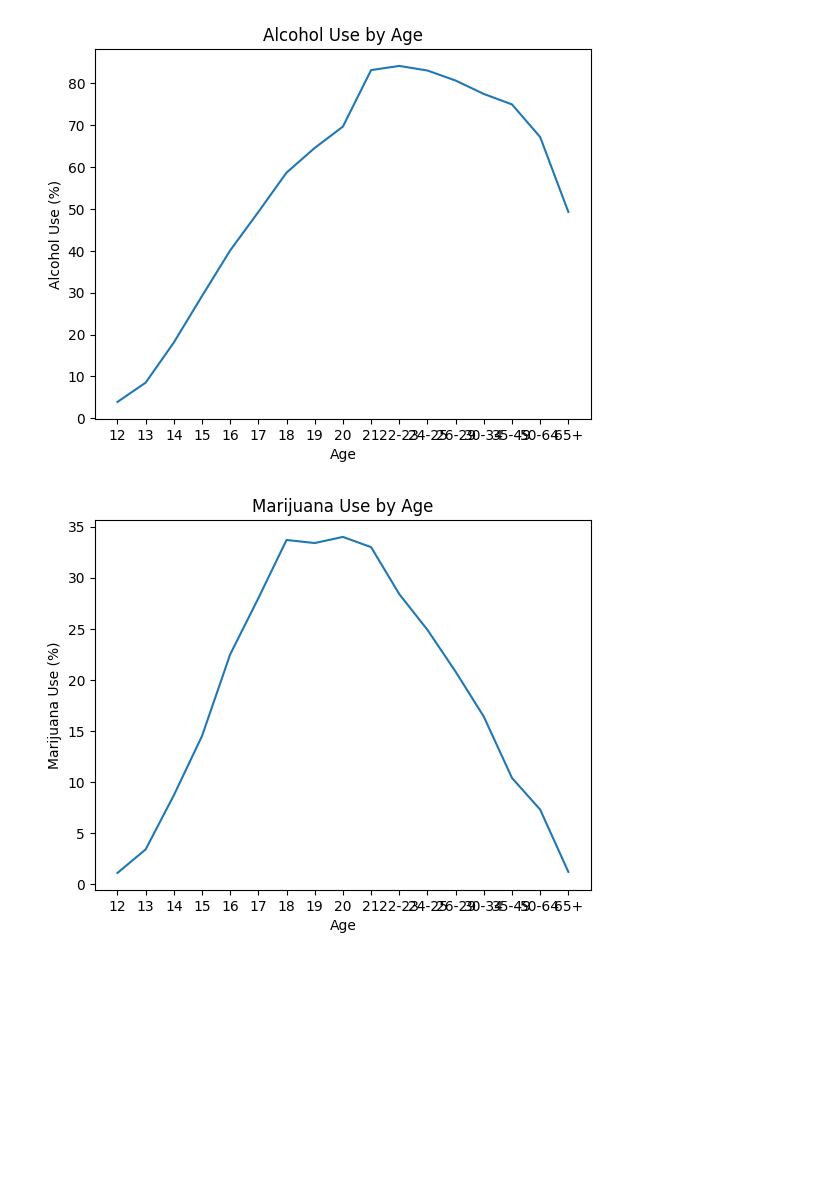
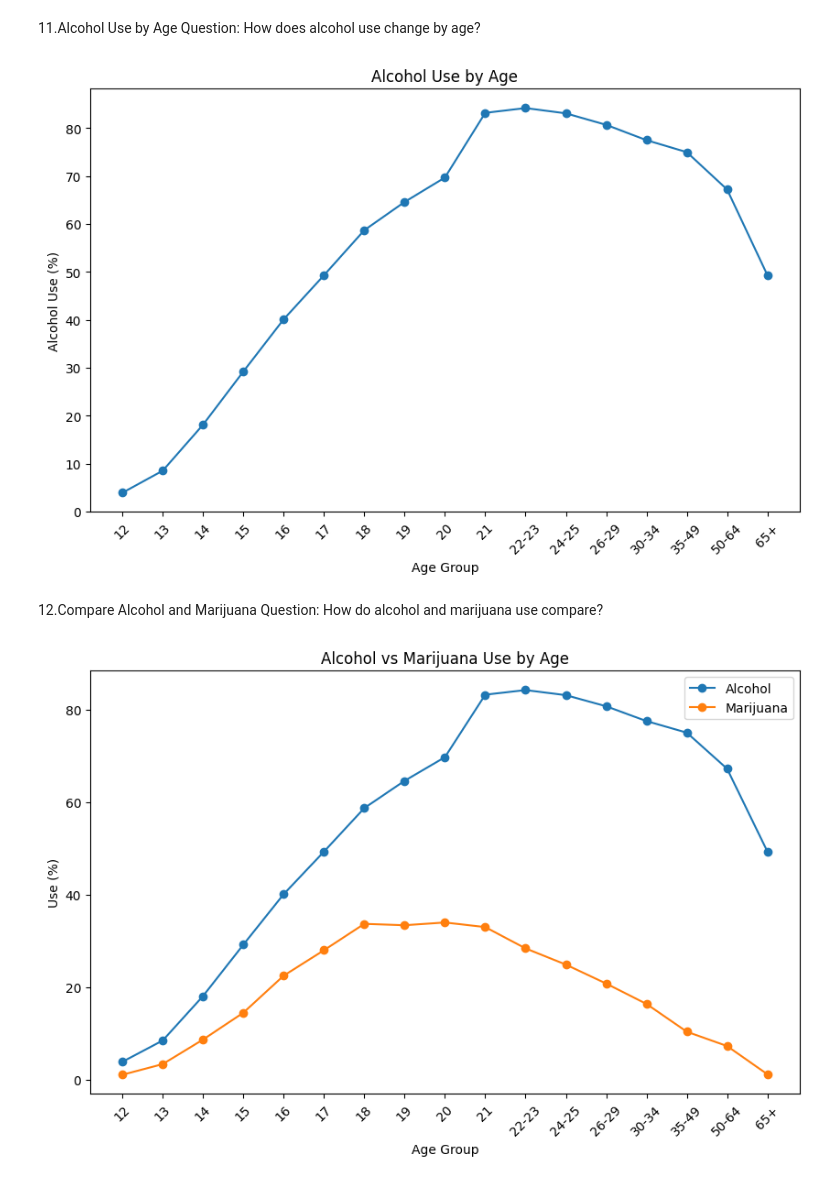
Before and after one commit to Dwoyessa/Debisa-woyessa-youth-substance-use-analysis, a Jupyter notebook: EDA.ipynb, the cells around one changed output. Drawn from its saved outputs; the diff is of its cells as text; code cells hidden in the pictures; blank space fills up the shorter version.

```diff
--- a/EDA.ipynb
+++ b/EDA.ipynb
@@ -145,0 +101,4 @@ Index(['age', 'n', 'alcohol_use', 'alcohol_frequency', 'marijuana_use',
+# %%
+
+df.columns = df.columns.str.replace("-", "_")
+df.columns
@@ -145,0 +142,29 @@ Index(['age', 'n', 'alcohol_use', 'alcohol_frequency', 'marijuana_use',
+# %%
+# Creating Age Groups for Drug Use Analysis
+
+def assign_age_group(age):
+    # handle missing values
+    if pd.isna(age):
+        return "Unknown"
+
+    age = str(age).strip()
+
+    try:
+        # handle ranges like "22-23"
+        if "-" in age:
+            start = int(age.split("-")[0])
+        else:
+            start = int(age)
+
+        if 12 <= start <= 17:
+            return "Youth (12-17)"
+        elif 18 <= start <= 34:
+            return "Young Adults (18-34)"
+        else:
+            return "Older Adults (35+)"
+
+    except:
+        return "Unknown"
+# %%
+df["age_group"] = df["age"].apply(assign_age_group)
+df[["age", "age_group"]].head()
@@ -146,19 +215,29 @@ Index(['age', 'n', 'alcohol_use', 'alcohol_frequency', 'marijuana_use',
+# %% [markdown]
+11.Alcohol Use by Age Question: How does alcohol use change by age?
 # %%
 
-import matplotlib.pyplot as plt
-
-plt.plot(df['age'], df['alcohol_use'])
-plt.xlabel('Age')
-plt.ylabel('Alcohol Use (%)')
-plt.title('Alcohol Use by Age')
+plt.figure(figsize=(10, 6))
+plt.plot(df["age"], df["alcohol_use"], marker="o")
+plt.xlabel("Age Group")
+plt.ylabel("Alcohol Use (%)")
+plt.title("Alcohol Use by Age")
+plt.xticks(rotation=45)
 plt.show()
 # %% [output]
-[figure, old version]
+[figure, new version]
+# %% [markdown]
+12.Compare Alcohol and Marijuana Question: How do alcohol and marijuana use compare?
 # %%
-plt.plot(df['age'], df['marijuana_use'])
-plt.xlabel('Age')
-plt.ylabel('Marijuana Use (%)')
-plt.title('Marijuana Use by Age')
+
+
+plt.figure(figsize=(10, 6))
+plt.plot(df["age"], df["alcohol_use"], marker="o", label="Alcohol")
+plt.plot(df["age"], df["marijuana_use"], marker="o", label="Marijuana")
+plt.legend()
+plt.xlabel("Age Group")
+plt.ylabel("Use (%)")
+plt.title("Alcohol vs Marijuana Use by Age")
+plt.xticks(rotation=45)
 plt.show()
 # %% [output]
-[figure, old version]
+[figure, new version]
```
Also changed, not shown: parts of 45 cells of this notebook.
